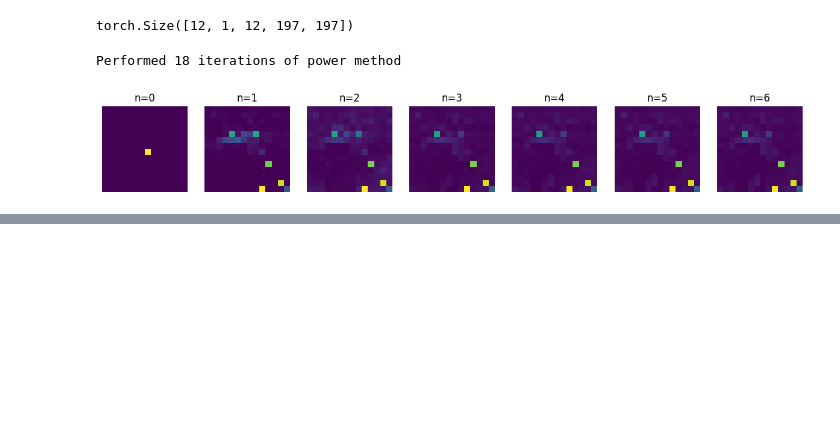
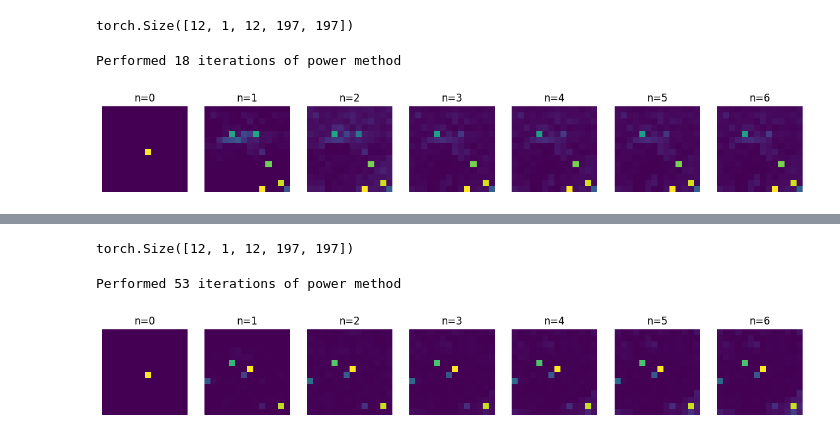
Before and after one commit to yoterel/attention_chains_code, a Jupyter notebook: demo.ipynb, the cells around one changed output, grey strips where cells are left out. Drawn from its saved outputs; the diff is of its cells as text; code cells hidden in the pictures; blank space fills up the shorter version.

Commit message:
Add CLIP demo.

```diff
--- a/demo.ipynb
+++ b/demo.ipynb
@@ -160,7 +158,7 @@ device = "cuda:0"
 arch = 'vit-base'
 patch_size = 16
 
-model = ViTForImageClassification.from_pretrained('google/{}-patch{}-224'.format(arch, patch_size), cache_dir="./models")
+model = ViTForImageClassification.from_pretrained(f'google/{arch}-patch{patch_size}-224', cache_dir="./models")
 model.eval()
 model = model.to(device)
 configuration = model.config
@@ -210,0 +214,11 @@ for i in range(7):
+# %%
+device = 'cuda:0'
+arch = "vit-base"
+patch_size = 16
+
+model_id = f"openai/clip-{arch}-patch{patch_size}"
+processor = CLIPProcessor.from_pretrained(model_id, cache_dir="./models")
+model = CLIPModel.from_pretrained(model_id, cache_dir="./models")
+model.eval()
+model = model.to(device)
+model.vision_model = clip.replace_attn(model.vision_model)
@@ -210,0 +234,33 @@ for i in range(7):
+# %%
+# Extract attention
+model_with_hooks = HookAttention(model)
+with torch.no_grad():
+    img_emb = model.get_image_features(img_t.to(device).unsqueeze(0))
+
+model_with_hooks.remove_hooks()
+attentions = torch.stack(model_with_hooks.attentions).cpu() # (n_layers, b, h, seq, seq)
+print(attentions.shape)
+# %% [output]
+torch.Size([12, 1, 12, 197, 197])
+# %%
+# Power iteration: Propagating of attention
+L = 8
+H = 1
+attention = attentions[L,0,H]
+my_att = torch.softmax(attention[...,1:,1:], dim=-1)
+N=int(my_att.shape[-1]**0.5)
+init_state = torch.zeros(my_att.shape[-1]); init_state[N**2//2+N//2] = 1.0
+T = prep_for_power_method(my_att)
+att_bounced_p, intermeds = power_method(T, init_state, max_iter=100, return_intermed=True)
+print(f"Performed {len(intermeds)} iterations of power method")
+# %% [output]
+Performed 53 iterations of power method
+# %%
+# Visualization
+plt.figure(figsize=(15,3))
+for i in range(7):
+    plt.subplot(1,7, i+1)
+    plt.imshow(intermeds[i].reshape(N,N)); plt.axis('off')
+    plt.title(f"n={i}")
+# %% [output]
+[figure, added]
```
Also changed, not shown: parts of 5 cells of this notebook, 1 other file.
